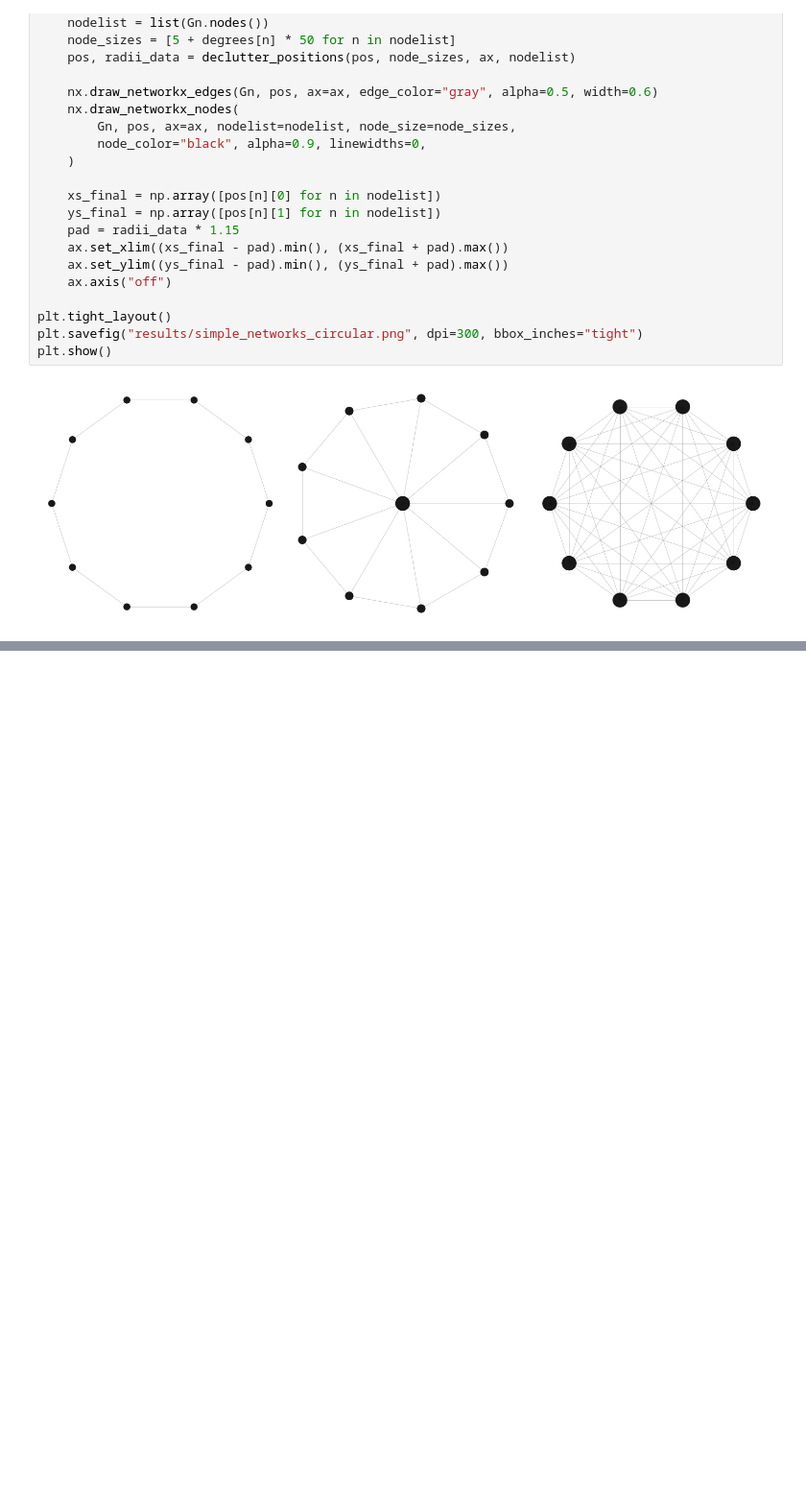
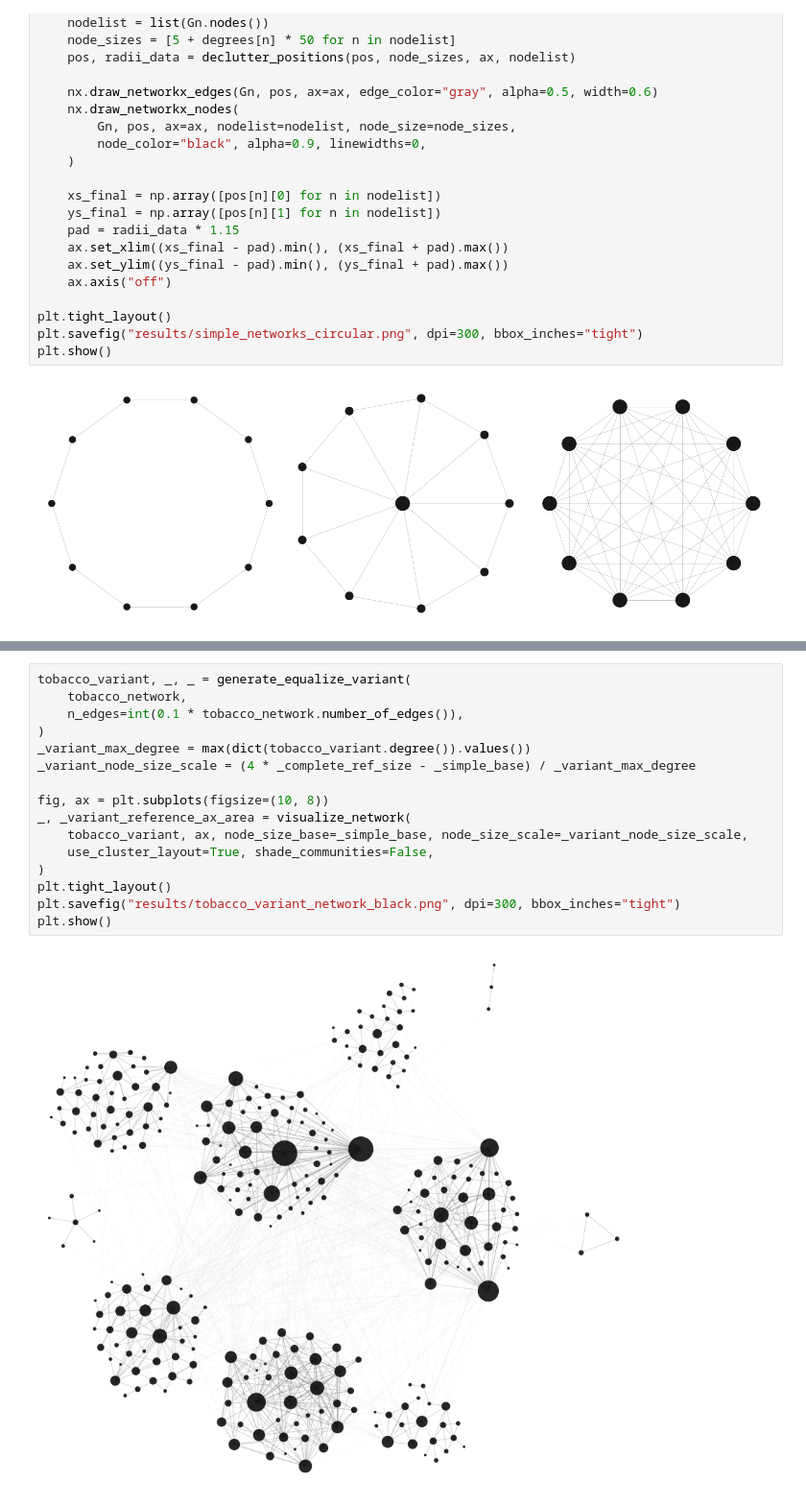
Before and after one commit to IgnacioOQ/e_network_inequality, a Jupyter notebook: playground_hein.ipynb, the cells around one changed output, grey strips where cells are left out. Shown at 96% size. Cells and saved outputs as stored; diff of their text form; blank space fills up the shorter version.

```diff
--- a/playground_hein.ipynb
+++ b/playground_hein.ipynb
@@ -206,0 +383,18 @@ plt.show()
+# %%
+tobacco_variant, _, _ = generate_equalize_variant(
+    tobacco_network,
+    n_edges=int(0.1 * tobacco_network.number_of_edges()),
+)
+_variant_max_degree = max(dict(tobacco_variant.degree()).values())
+_variant_node_size_scale = (4 * _complete_ref_size - _simple_base) / _variant_max_degree
+
+fig, ax = plt.subplots(figsize=(10, 8))
+_, _variant_reference_ax_area = visualize_network(
+    tobacco_variant, ax, node_size_base=_simple_base, node_size_scale=_variant_node_size_scale,
+    use_cluster_layout=True, shade_communities=False,
+)
+plt.tight_layout()
+plt.savefig("results/tobacco_variant_network_black.png", dpi=300, bbox_inches="tight")
+plt.show()
+# %% [output]
+[figure, added]
```
Also changed, not shown: parts of 12 cells of this notebook, 3 other files.
